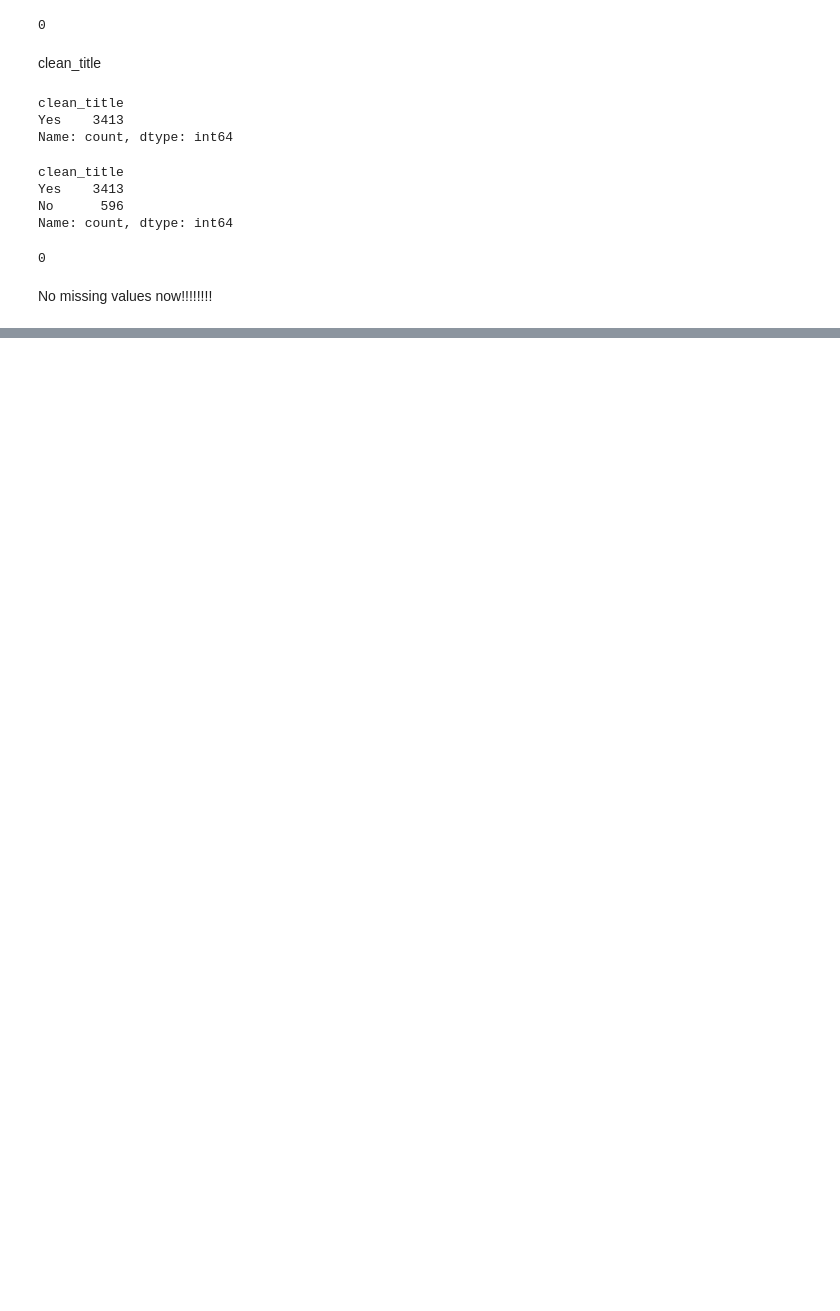
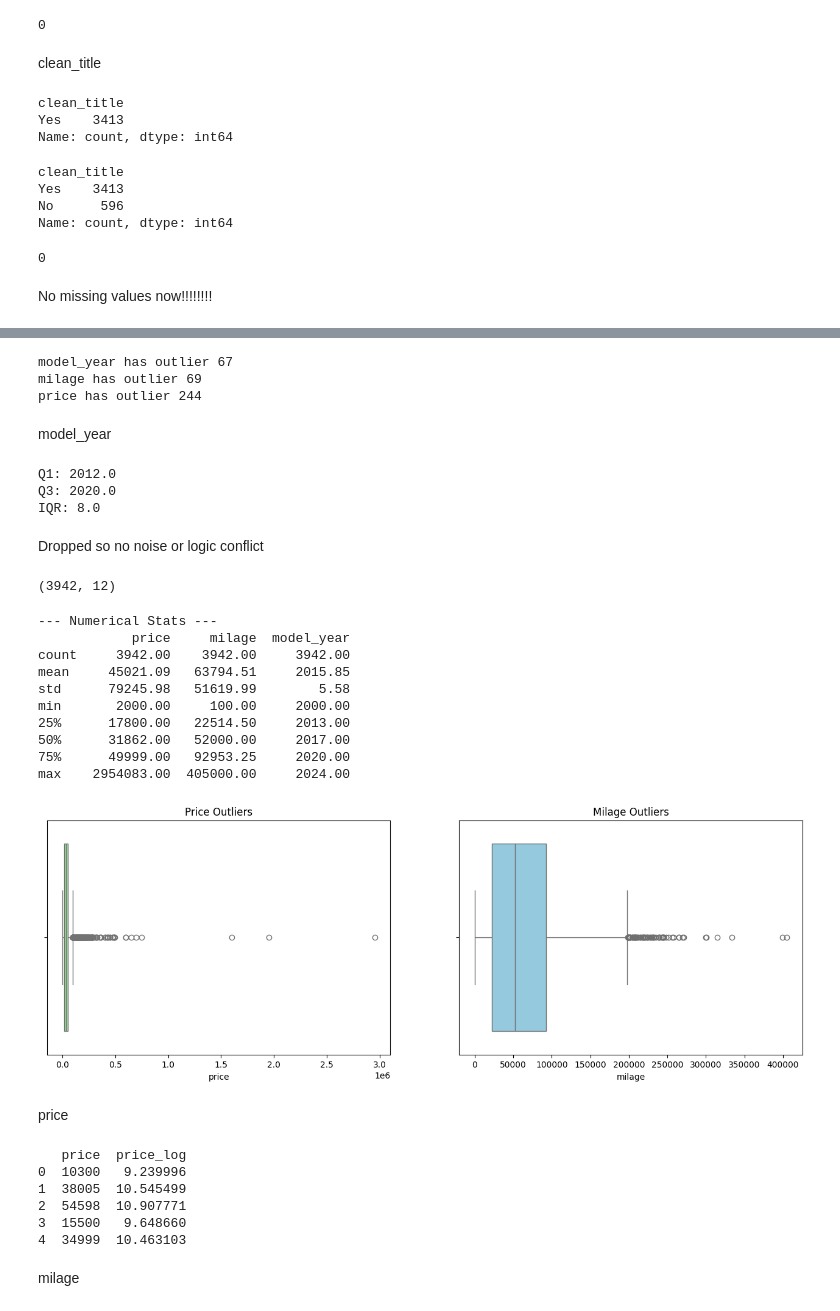
Before and after one commit to omar-reda123/Used-Car-Price-Prediction-End-to-End-ML-Project, a Jupyter notebook: notebooks/01_exploration.ipynb, the cells around one changed output, grey strips where cells are left out. Saved outputs shown, nothing was run; the diff lists cells and outputs as text; code cells hidden in the pictures; blank space fills up the shorter version.

Commit message:
Numerical analysis is done("outlier handling,plotting,correlations)

```diff
--- a/notebooks/01_exploration.ipynb
+++ b/notebooks/01_exploration.ipynb
@@ -15,7 +15,7 @@ import seaborn as sns
 Load Data
 # %%
 from src.data_loader import load_data
-df=load_data("../data/raw/used_cars.csv")
+df=load_data("data/raw/used_cars.csv")
 # %% [markdown]
 Solving a problem in the dataset, known through Kaggle discussion on the dataset.
 
@@ -253,0 +263,78 @@ No missing values now!!!!!!!!
+# %%
+for feat in numerical_features:
+    q1 = df[feat].quantile(0.25)
+    q3 = df[feat].quantile(0.75)
+    iqr = q3-q1
+
+    lower = q1 - 1.5*iqr
+    upper = q3 + 1.5*iqr
+    mask = df[ (df[feat] < lower)  | (df[feat] > upper) ]
+    if not mask.empty:
+        print(f'{feat} has outlier {len(mask)}')
+# %% [output]
+model_year has outlier 67
+milage has outlier 69
+price has outlier 244
+# %% [markdown]
+model_year
+# %%
+Q1 = df['model_year'].quantile(0.25)
+Q3 = df['model_year'].quantile(0.75)
+IQR = Q3 - Q1
+
+print("Q1:", Q1)
+print("Q3:", Q3)
+print("IQR:", IQR)
+
+Lower = Q1 - 1.5 * IQR
+Upper = Q3 + 1.5 * IQR
+df = df[(df['model_year'] >= Lower) & (df['model_year'] <= Upper)]
+# %% [output]
+Q1: 2012.0
+Q3: 2020.0
+IQR: 8.0
+# %% [markdown]
+Dropped so no noise or logic conflict
+# %%
+df.shape
+# %% [output]
+(3942, 12)
+# %%
+print("--- Numerical Stats ---")
+print(df[['price', 'milage', 'model_year']].describe().round(2))
+
+fig, axes = plt.subplots(1, 2, figsize=(16, 5))
+
+sns.boxplot(ax=axes[0], x=df['price'], color='lightgreen')
+axes[0].set_title('Price Outliers')
+
+sns.boxplot(ax=axes[1], x=df['milage'], color='skyblue')
+axes[1].set_title('Milage Outliers')
+
+plt.show()
+# %% [output]
+--- Numerical Stats ---
+            price     milage  model_year
+count     3942.00    3942.00     3942.00
+mean     45021.09   63794.51     2015.85
+std      79245.98   51619.99        5.58
+min       2000.00     100.00     2000.00
+25%      17800.00   22514.50     2013.00
+50%      31862.00   52000.00     2017.00
+75%      49999.00   92953.25     2020.00
+max    2954083.00  405000.00     2024.00
+[figure, added]
+# %% [markdown]
+price
+# %%
+df['price_log'] = np.log1p(df['price'])
+print(df[['price', 'price_log']].head())
+# %% [output]
+   price  price_log
+0  10300   9.239996
+1  38005  10.545499
+2  54598  10.907771
+3  15500   9.648660
+4  34999  10.463103
+# %% [markdown]
+milage
```
Also changed, not shown: parts of 10 cells of this notebook.
